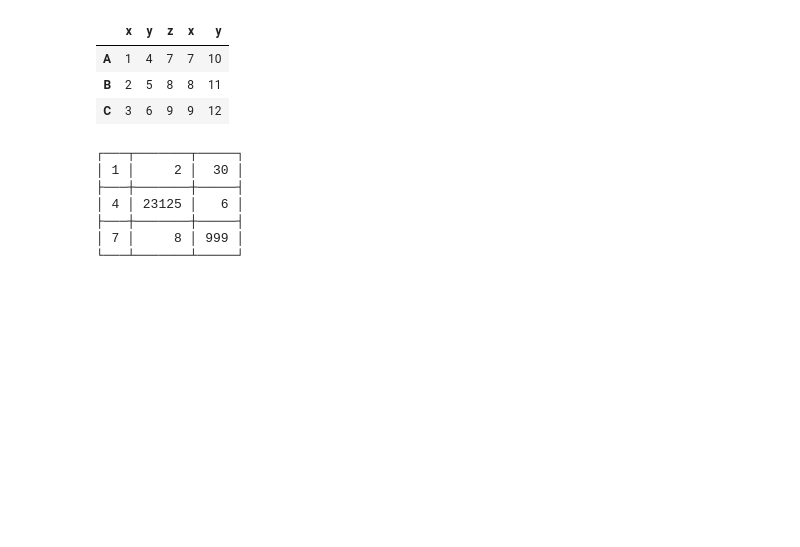
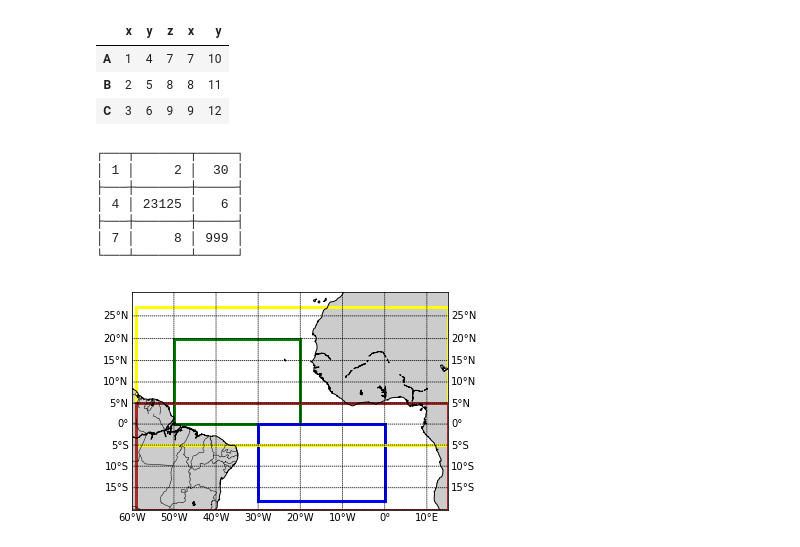
Before and after one commit to tiagotele/experimentos_oceanografia, a Jupyter notebook: Drafts.ipynb, the cells around one changed output. Saved outputs shown, nothing was run; the diff lists cells and outputs as text; code cells hidden in the pictures; blank space fills up the shorter version.

```diff
--- a/Drafts.ipynb
+++ b/Drafts.ipynb
@@ -129,0 +196,4 @@ print (to_text(data))
+# %%
+draw_regions()
+# %% [output]
+[figure, added]
```
Also changed, not shown: parts of 2 cells of this notebook.
